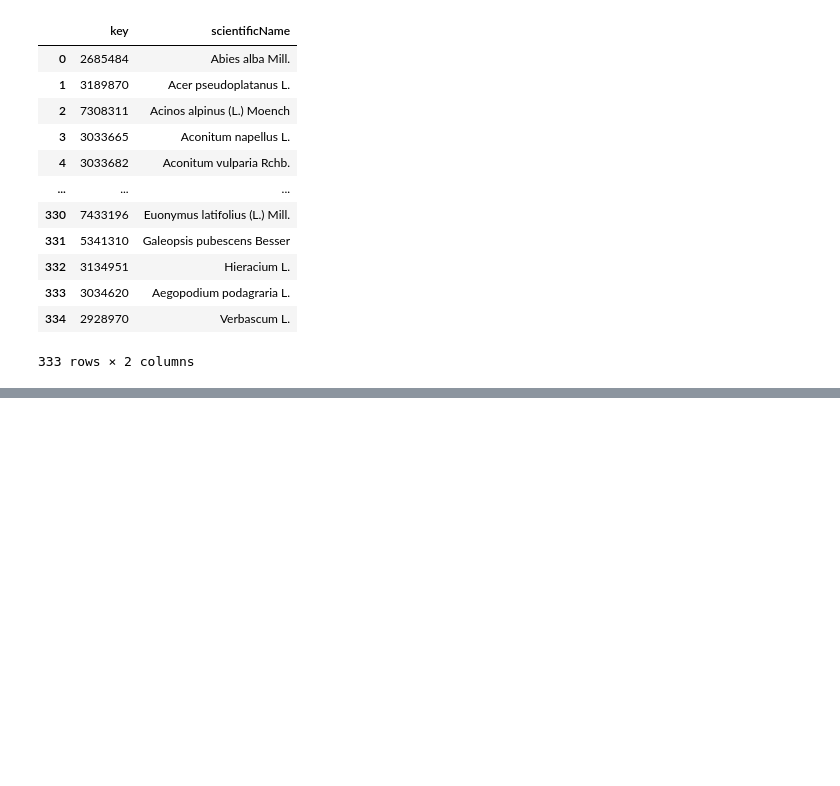
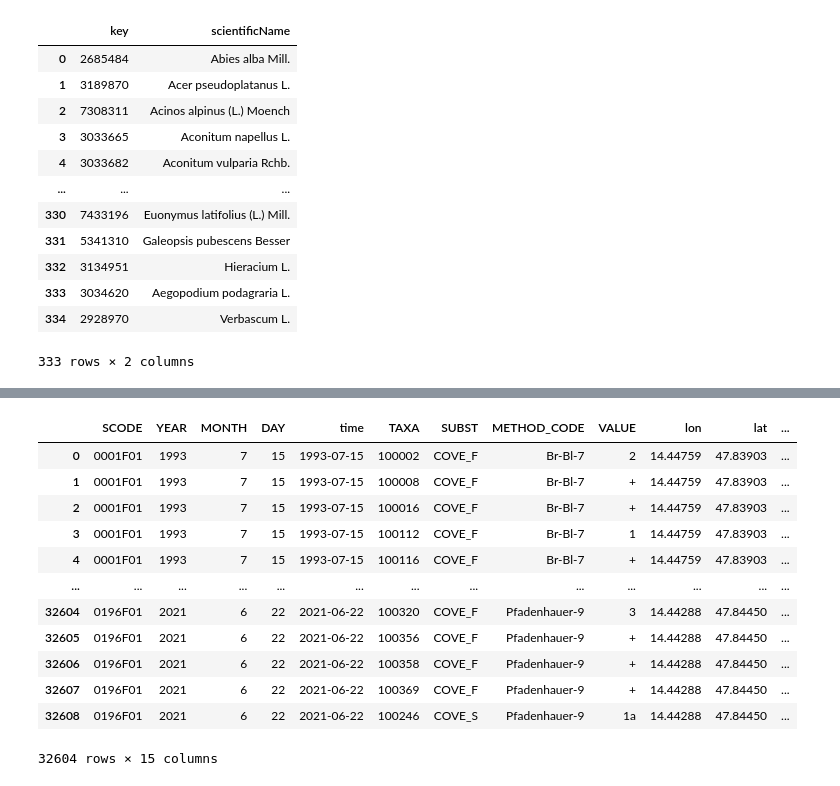
Before and after one commit to b-cubed-eu/hackathon-project-7, a Jupyter notebook: scripts/vegetatation_wrangle.ipynb, the cells around one changed output, grey strips where cells are left out. Saved outputs shown, nothing was run; the diff lists cells and outputs as text; code cells hidden in the pictures; blank space fills up the shorter version.

```diff
--- a/scripts/vegetatation_wrangle.ipynb
+++ b/scripts/vegetatation_wrangle.ipynb
@@ -177,0 +226,12 @@ data.merge(station, on="SCODE", how="left") \
+# %%
+vege['datetime'] = pd.to_datetime(vege['datetime'].astype(str), format='%Y%m%d')
+# %%
+def cover_mean(cov):
+    if cov[0] == "<":
+        return 0.5
+    elif cov[0] == "s":
+        return 0.1
+    else:
+        return (float(cov.split("-")[0].replace(",", ".")) + float(cov.split("-")[1].replace(",", ".")))/2.
+# %%
+vege['CoverAVG'] = vege['Cover (%)'].apply(cover_mean)
@@ -177,0 +254,19 @@ data.merge(station, on="SCODE", how="left") \
+# %%
+vege = vege.rename(
+    columns={"datetime": "time", "eastBoundingCoordinate": "lon", "northBoundingCoordinate": "lat"})
+# %%
+vege
+# %% [output]
+|  | SCODE | YEAR | MONTH | DAY | time | TAXA | SUBST | METHOD_CODE | VALUE | lon | lat | ... |
+| 0 | 0001F01 | 1993 | 7 | 15 | 1993-07-15 | 100002 | COVE_F | Br-Bl-7 | 2 | 14.44759 | 47.83903 | ... |
+| 1 | 0001F01 | 1993 | 7 | 15 | 1993-07-15 | 100008 | COVE_F | Br-Bl-7 | + | 14.44759 | 47.83903 | ... |
+| 2 | 0001F01 | 1993 | 7 | 15 | 1993-07-15 | 100016 | COVE_F | Br-Bl-7 | + | 14.44759 | 47.83903 | ... |
+| 3 | 0001F01 | 1993 | 7 | 15 | 1993-07-15 | 100112 | COVE_F | Br-Bl-7 | 1 | 14.44759 | 47.83903 | ... |
+| 4 | 0001F01 | 1993 | 7 | 15 | 1993-07-15 | 100116 | COVE_F | Br-Bl-7 | + | 14.44759 | 47.83903 | ... |
+| ... | ... | ... | ... | ... | ... | ... | ... | ... | ... | ... | ... | ... |
+| 32604 | 0196F01 | 2021 | 6 | 22 | 2021-06-22 | 100320 | COVE_F | Pfadenhauer-9 | 3 | 14.44288 | 47.84450 | ... |
+| 32605 | 0196F01 | 2021 | 6 | 22 | 2021-06-22 | 100356 | COVE_F | Pfadenhauer-9 | + | 14.44288 | 47.84450 | ... |
+| 32606 | 0196F01 | 2021 | 6 | 22 | 2021-06-22 | 100358 | COVE_F | Pfadenhauer-9 | + | 14.44288 | 47.84450 | ... |
+| 32607 | 0196F01 | 2021 | 6 | 22 | 2021-06-22 | 100369 | COVE_F | Pfadenhauer-9 | + | 14.44288 | 47.84450 | ... |
+| 32608 | 0196F01 | 2021 | 6 | 22 | 2021-06-22 | 100246 | COVE_S | Pfadenhauer-9 | 1a | 14.44288 | 47.84450 | ... |
+32604 rows × 15 columns
```
Also changed, not shown: parts of 15 cells of this notebook, 1 other file.
